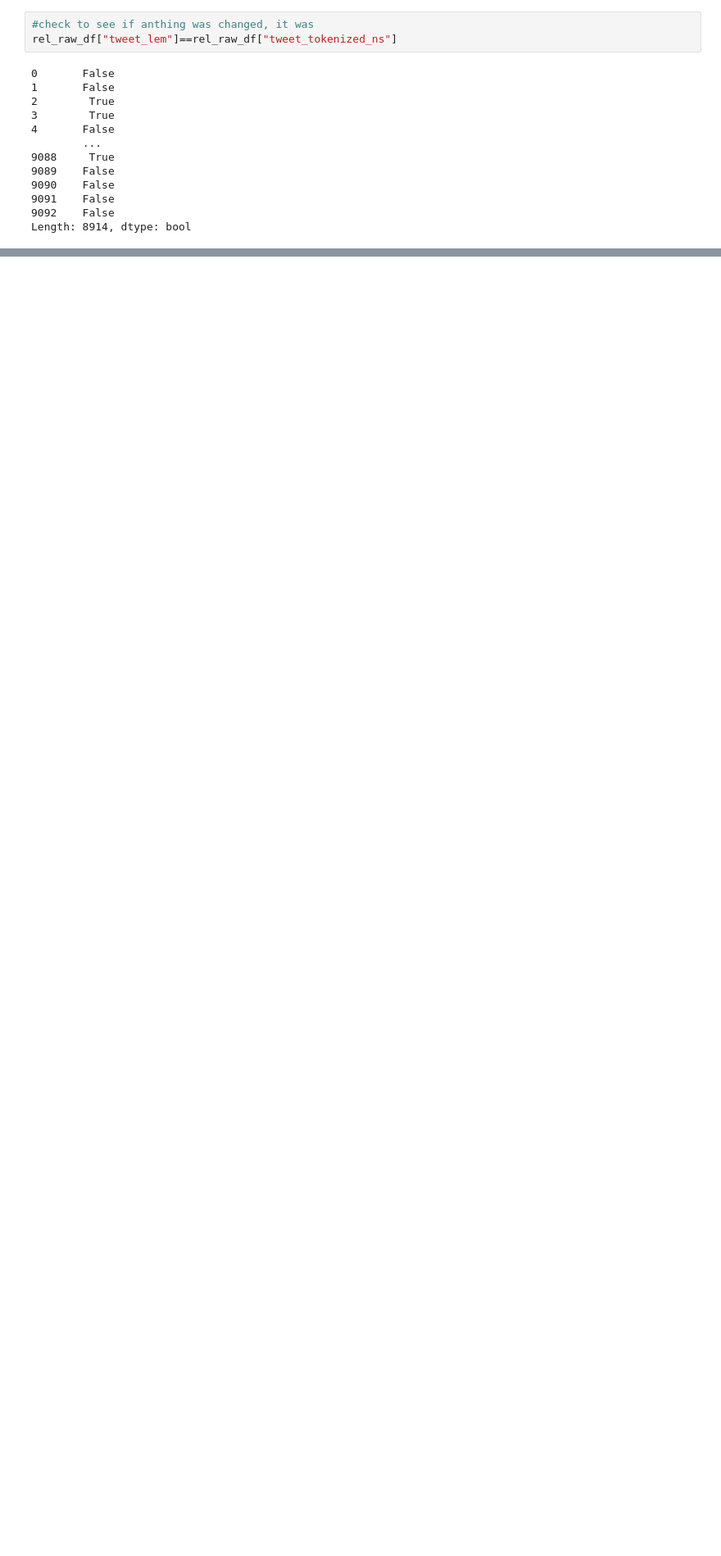
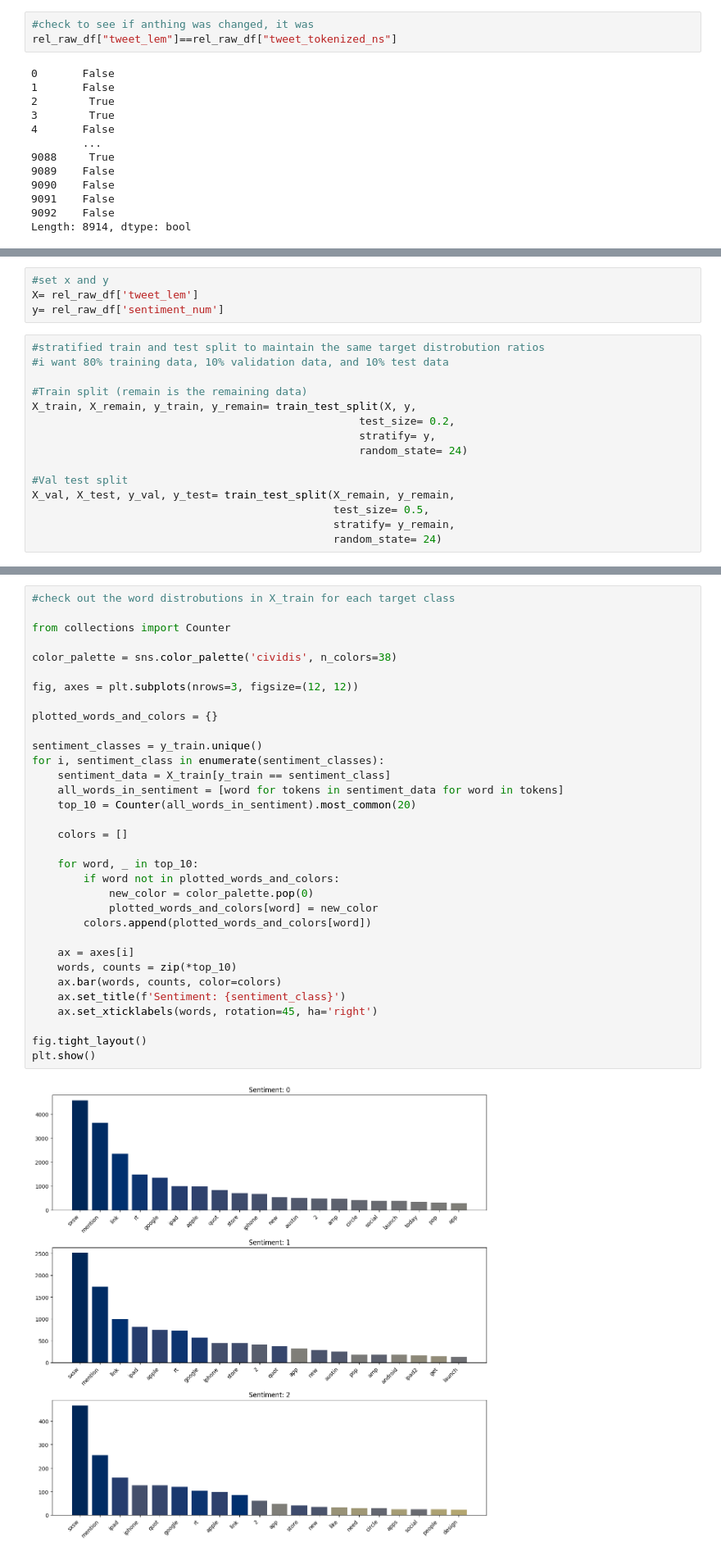
Before and after one commit to AndrewReusche/NLP_Sentiment_Analysis, a Jupyter notebook: data_exploratory_1.ipynb, the cells around one changed output, grey strips where cells are left out. Shown at 82% size. Saved outputs shown, nothing was run; the diff lists cells and outputs as text; blank space fills up the shorter version.

Commit message:
tokenization and split update

```diff
--- a/data_exploratory_1.ipynb
+++ b/data_exploratory_1.ipynb
@@ -555,0 +623,19 @@ Length: 8914, dtype: bool
+# %%
+#set x and y
+X= rel_raw_df['tweet_lem']
+y= rel_raw_df['sentiment_num']
+# %%
+#stratified train and test split to maintain the same target distrobution ratios
+#i want 80% training data, 10% validation data, and 10% test data
+
+#Train split (remain is the remaining data)
+X_train, X_remain, y_train, y_remain= train_test_split(X, y,
+                                                   test_size= 0.2,
+                                                   stratify= y,
+                                                   random_state= 24)
+
+#Val test split
+X_val, X_test, y_val, y_test= train_test_split(X_remain, y_remain,
+                                               test_size= 0.5,
+                                               stratify= y_remain,
+                                               random_state= 24)
@@ -555,0 +651,35 @@ Length: 8914, dtype: bool
+# %%
+#check out the word distrobutions in X_train for each target class
+
+from collections import Counter
+
+color_palette = sns.color_palette('cividis', n_colors=38)
+
+fig, axes = plt.subplots(nrows=3, figsize=(12, 12))
+
+plotted_words_and_colors = {}
+
+sentiment_classes = y_train.unique()
+for i, sentiment_class in enumerate(sentiment_classes):
+    sentiment_data = X_train[y_train == sentiment_class]
+    all_words_in_sentiment = [word for tokens in sentiment_data for word in tokens]
+    top_10 = Counter(all_words_in_sentiment).most_common(20)
+
+    colors = []
+
+    for word, _ in top_10:
+        if word not in plotted_words_and_colors:
+            new_color = color_palette.pop(0)
+            plotted_words_and_colors[word] = new_color
+        colors.append(plotted_words_and_colors[word])
+
+    ax = axes[i]
+    words, counts = zip(*top_10)
+    ax.bar(words, counts, color=colors)
+    ax.set_title(f'Sentiment: {sentiment_class}')
+    ax.set_xticklabels(words, rotation=45, ha='right')
+
+fig.tight_layout()
+plt.show()
+# %% [output]
+[figure, added]
```
Also changed, not shown: parts of 20 cells of this notebook.
